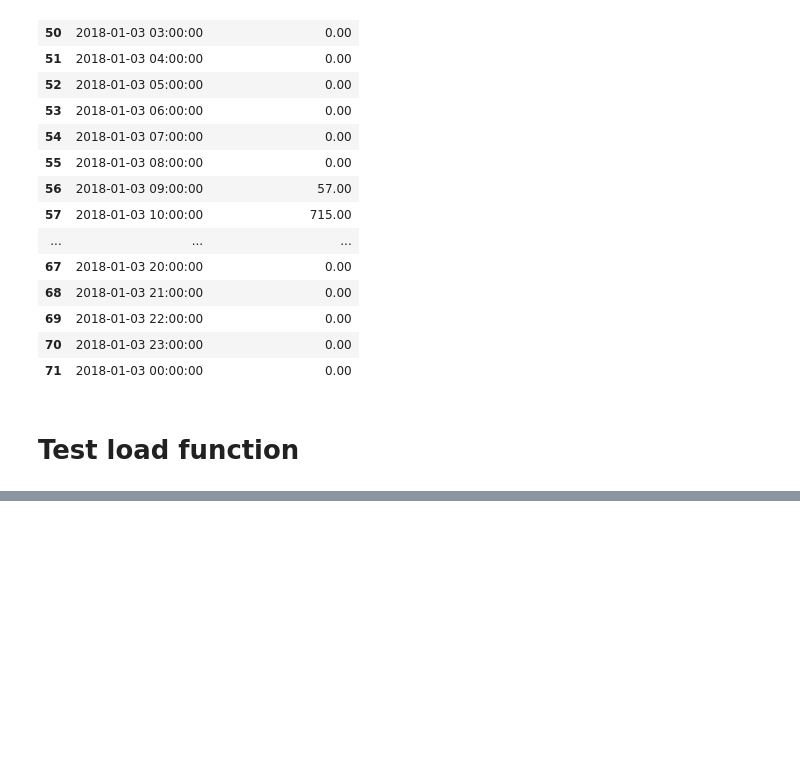
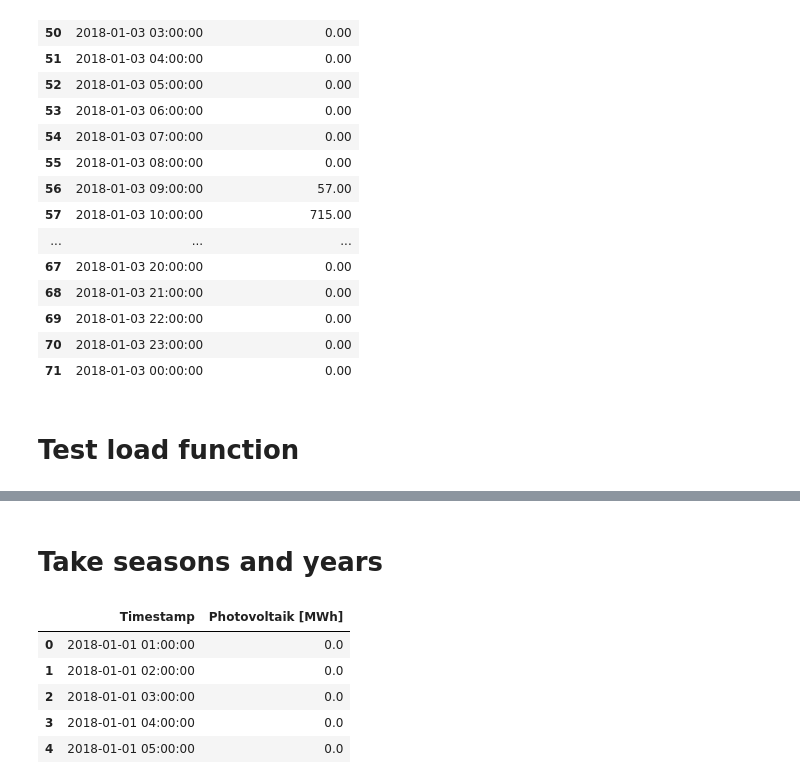
Before and after one commit to Arassc/energy-analysis-and-predictions, a Jupyter notebook: notebooks/load_green_energy_data.ipynb, the cells around one changed output, grey strips where cells are left out. Saved outputs shown, nothing was run; the diff lists cells and outputs as text; code cells hidden in the pictures; blank space fills up the shorter version.

```diff
--- a/notebooks/load_green_energy_data.ipynb
+++ b/notebooks/load_green_energy_data.ipynb
@@ -412,0 +437,16 @@ solar_energy.plot(x='Timestamp', y='Photovoltaik [MWh]')
+# %% [markdown]
+# Take seasons and years
+# %%
+date_start = '2018-01-01 01:00:00'
+date_end = '2018-03-21 01:00:00'
+
+
+solar_energy_winter_18 = solar_energy.loc[(solar_energy['Timestamp'] >= date_start) & (solar_energy['Timestamp'] <= date_end)]
+solar_energy_winter_18.head()
+# %% [output]
+|  | Timestamp | Photovoltaik [MWh] |
+| 0 | 2018-01-01 01:00:00 | 0.0 |
+| 1 | 2018-01-01 02:00:00 | 0.0 |
+| 2 | 2018-01-01 03:00:00 | 0.0 |
+| 3 | 2018-01-01 04:00:00 | 0.0 |
+| 4 | 2018-01-01 05:00:00 | 0.0 |
```
Also changed, not shown: parts of 25 cells of this notebook, 4 other files.
